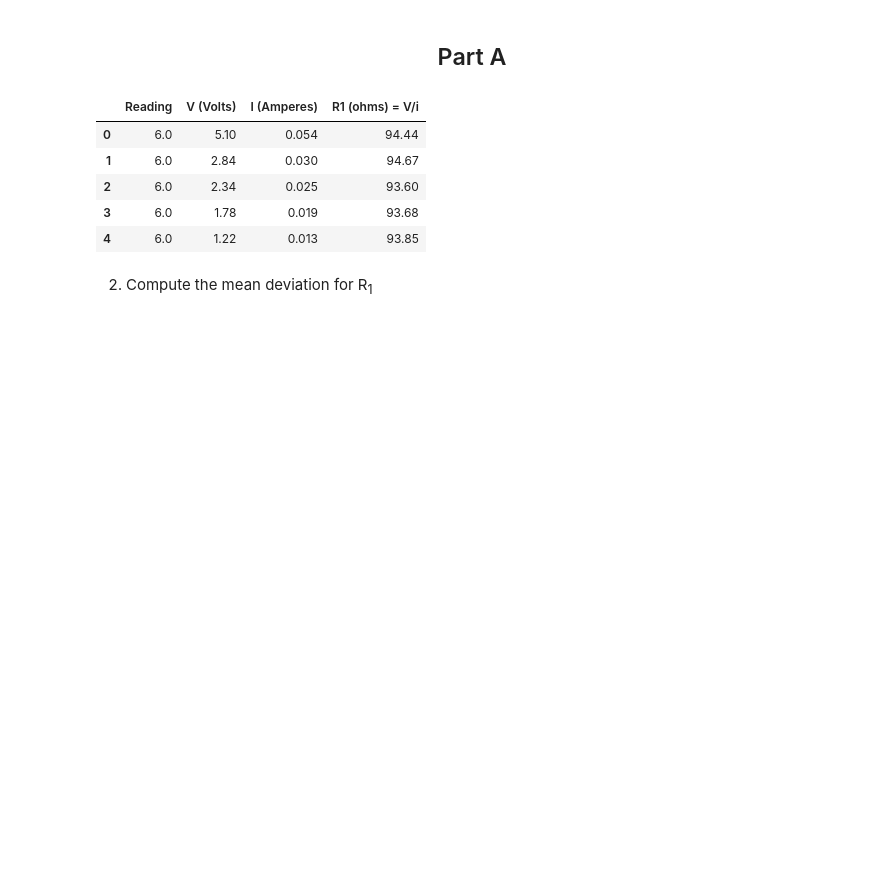
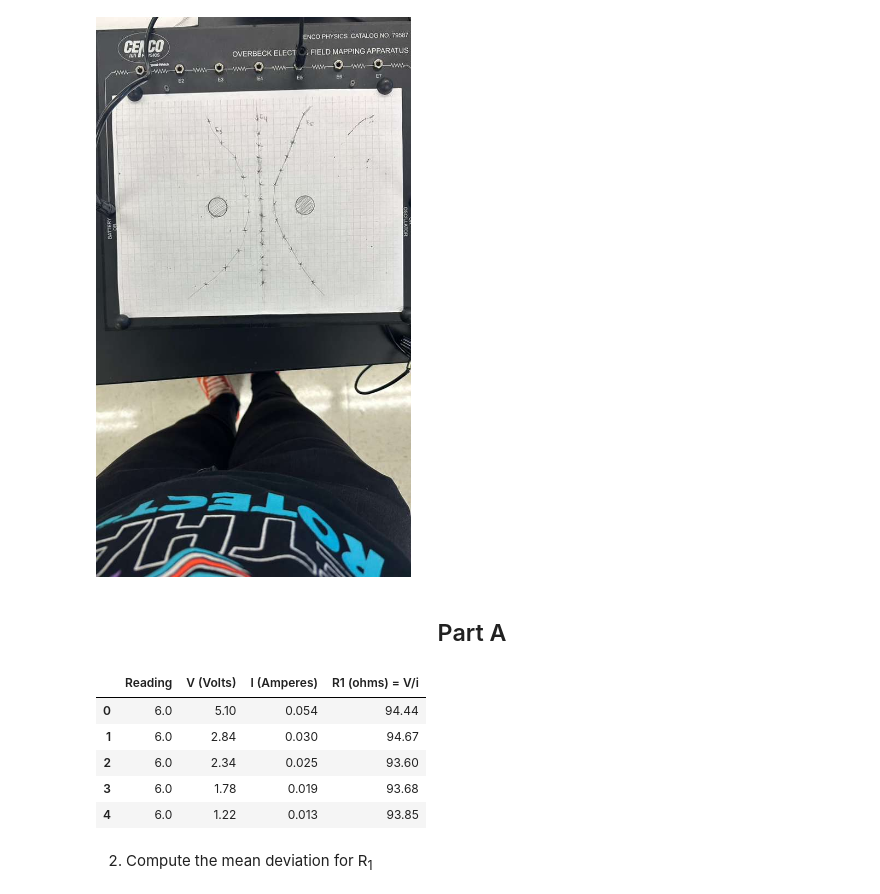
Before and after one commit to adonisja/PHY213, a Jupyter notebook: lab01-ohms_law.ipynb, the cells around one changed output. Cells and saved outputs as stored; diff of their text form; code cells hidden in the pictures; blank space fills up the shorter version.

```diff
--- a/lab01-ohms_law.ipynb
+++ b/lab01-ohms_law.ipynb
@@ -14,3 +19,7 @@ lab2_B = pd.read_csv('./data/lab02/phy213_lab02_partB.csv')
+# %%
+display(Image(filename='./data/lab01/PHOTO-2025-09-18-13-22-11.jpg'))
+# %% [output]
+[figure, added]
 # %% [markdown]
 <h2 style="text-align: center;">Part A</h2>
 # %%
```
Also changed, not shown: parts of 4 cells of this notebook, 6 other files.
